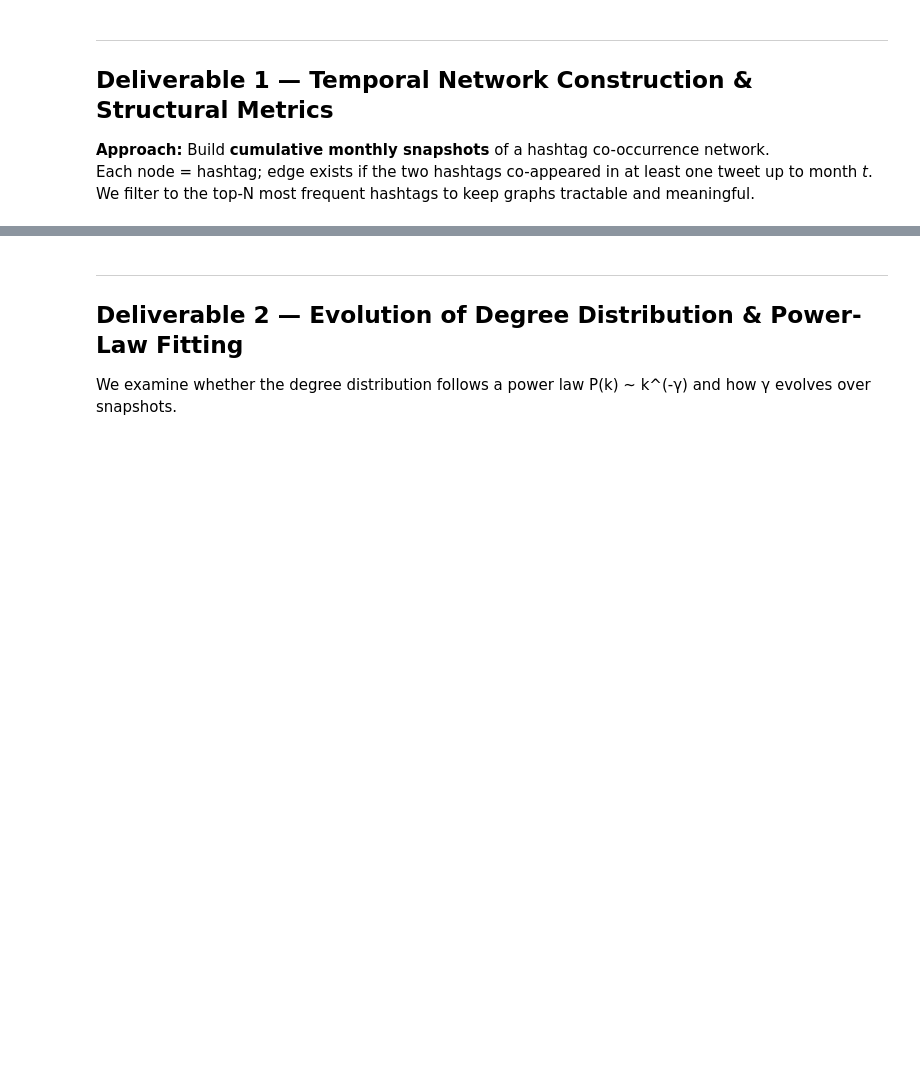
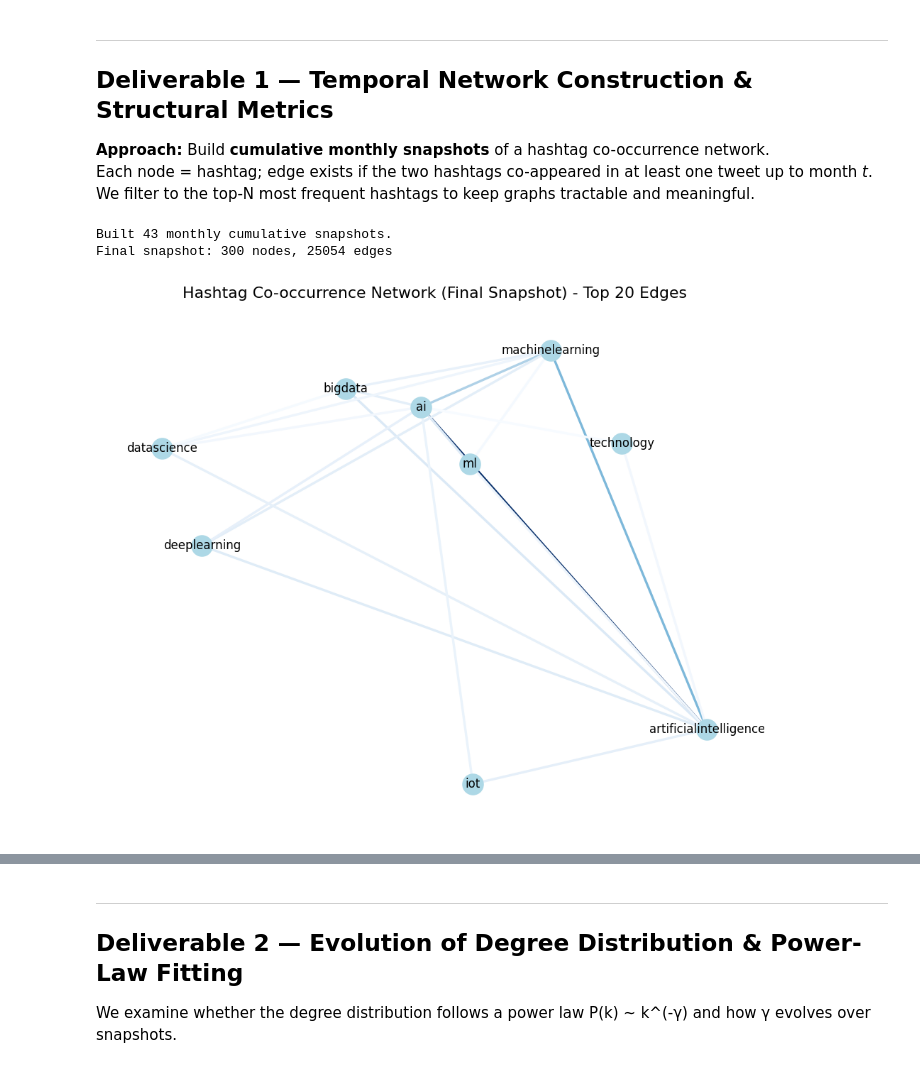
Before and after one commit to n4m4n-3irl4/Temporal-Evoluation-of-Networks, a Jupyter notebook: ai_twitter_temporal_network.ipynb, the cells around one changed output, grey strips where cells are left out. Cells and saved outputs as stored; diff of their text form; code cells hidden in the pictures; blank space fills up the shorter version.

```diff
--- a/ai_twitter_temporal_network.ipynb
+++ b/ai_twitter_temporal_network.ipynb
@@ -51,7 +51,7 @@ All imports successful.
 ## 1. Load & Pre-process Data
 # %%
 # ── Load raw tweets ──────────────────────────────────────────────────────────
-DATA_PATH = 'data/tweets_ai.csv'
+DATA_PATH = 'tweets_ai.csv'
 df_raw = pd.read_csv(DATA_PATH, parse_dates=['date'])
 print(f'Loaded {len(df_raw):,} tweets spanning {df_raw["date"].min().date()} → {df_raw["date"].max().date()}')
 
@@ -137,6 +137,35 @@ for month in sorted_months:
 print(f'Built {len(snapshots)} monthly cumulative snapshots.')
 print(f'Final snapshot: {snapshots[sorted_months[-1]].number_of_nodes()} nodes, '
       f'{snapshots[sorted_months[-1]].number_of_edges()} edges')
+# %% [output]
+Built 43 monthly cumulative snapshots.
+Final snapshot: 300 nodes, 25054 edges
+# %%
+# visualise graph
+plt.figure(figsize=(10, 8))
+pos = nx.spring_layout(G, seed=SEED)
+
+# Get top edges by weight
+edges = sorted(G.edges(data=True), key=lambda x: x[2]['weight'], reverse=True)[:20]
+edge_weights = [d['weight'] for _, _, d in edges]
+
+# Step 2: Create subgraph
+H = nx.Graph()
+H.add_edges_from([(u, v, d) for u, v, d in edges])
+
+# Normalize edge weights for plotting
+norm = mcolors.Normalize(vmin=min(edge_weights), vmax=max(edge_weights))
+edge_colors = cm.Blues(norm(edge_weights))
+
+nx.draw_networkx_nodes(H, pos, node_size=300, node_color='lightblue')
+nx.draw_networkx_edges(H, pos, edgelist=[(u,v) for u,v,_ in edges], width=2, edge_color=edge_colors)
+nx.draw_networkx_labels(H, pos, font_size=10)
+
+plt.title('Hashtag Co-occurrence Network (Final Snapshot) - Top 20 Edges')
+plt.axis('off')
+plt.show()
+# %% [output]
+[figure, added]
 # %%
 # ── Compute structural metrics for each snapshot ─────────────────────────────
 def giant_component_fraction(G):
```
Also changed, not shown: parts of 45 cells of this notebook, 11 other files.
